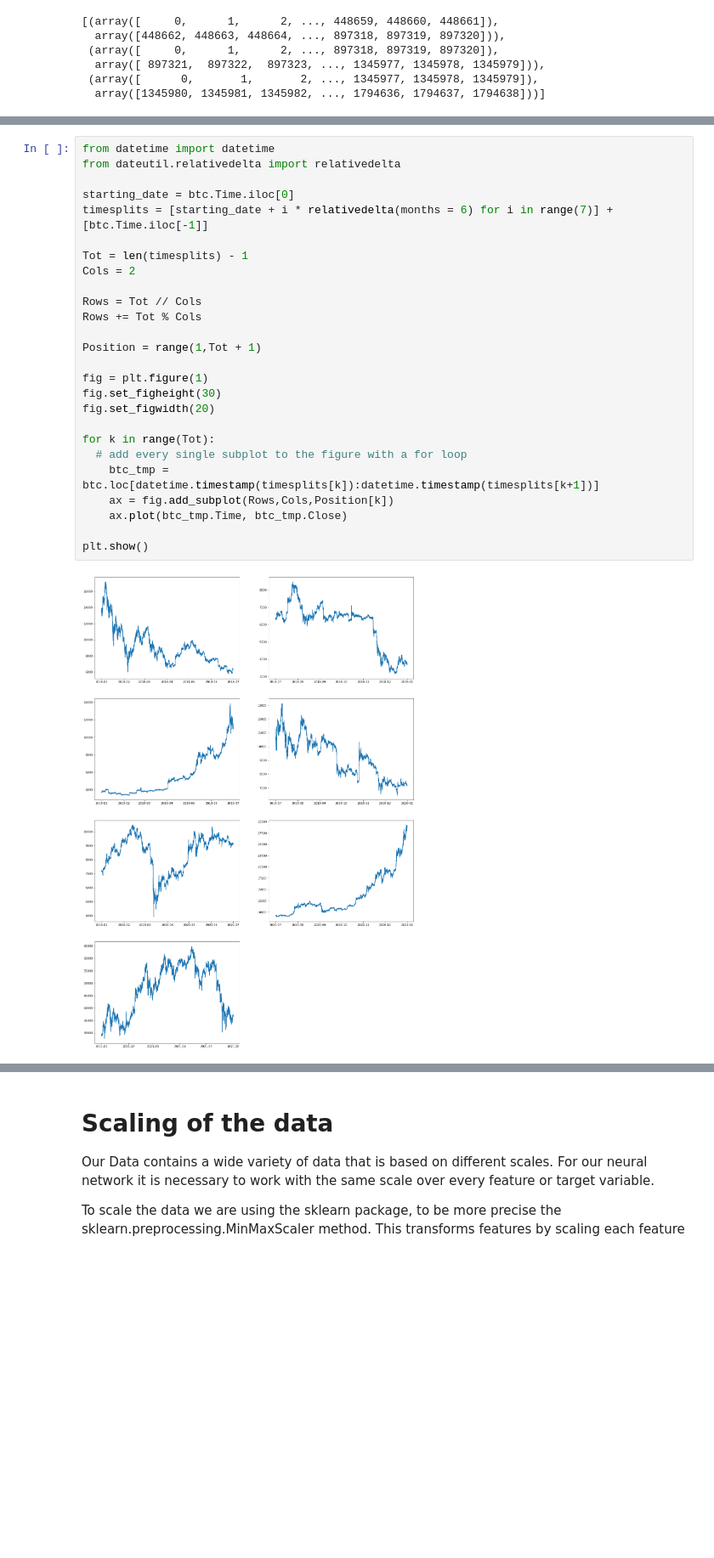
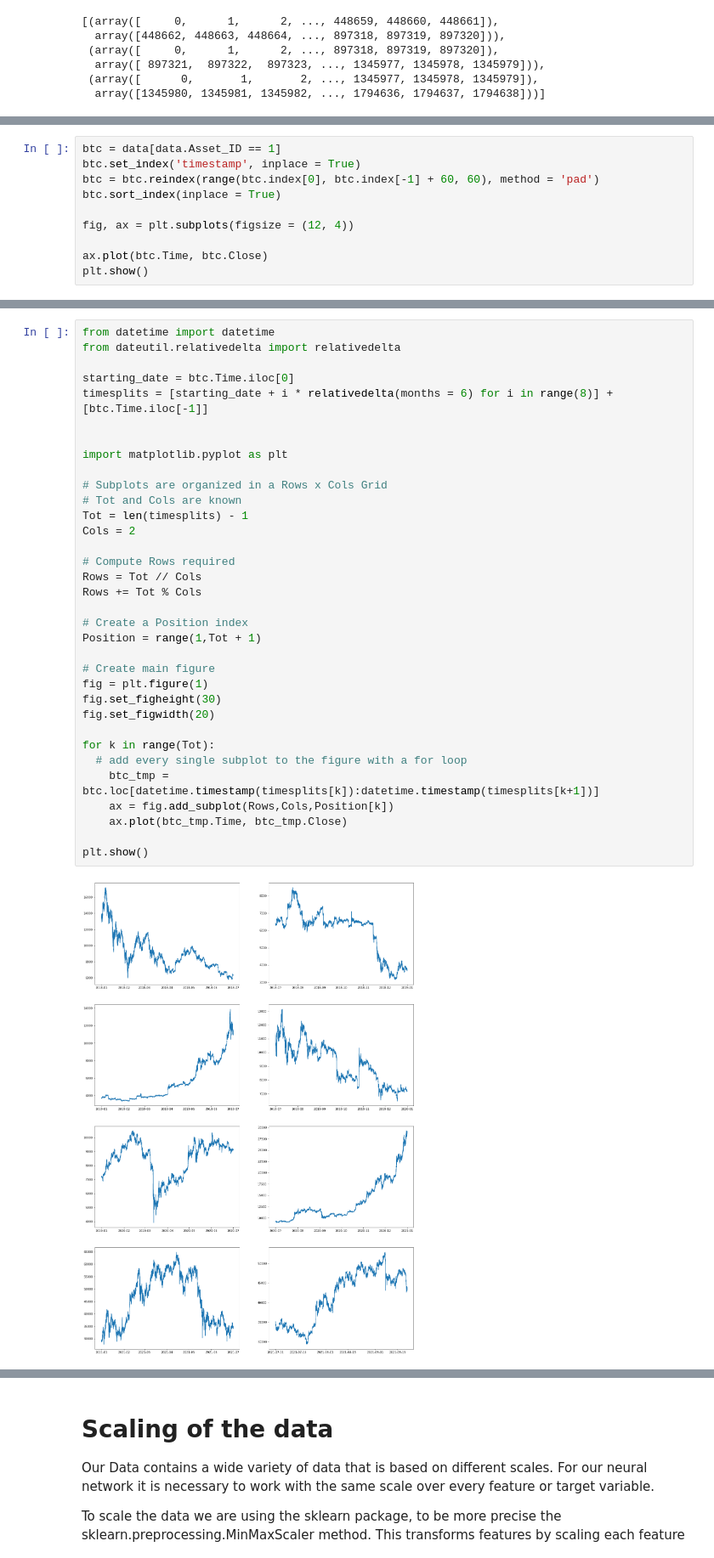
Before and after one commit to UniPassauDLTA/Assignment_1, a Jupyter notebook: Team_15_Assignment_1.ipynb, the cells around one changed output, grey strips where cells are left out. Shown at 85% size. Saved outputs shown, nothing was run; the diff lists cells and outputs as text; blank space fills up the shorter version.

```diff
--- a/Team_15_Assignment_1.ipynb
+++ b/Team_15_Assignment_1.ipynb
@@ -645,0 +623,10 @@ Because we are using five timesteps it the first five rows can not contain any d
+# %%
+btc = data[data.Asset_ID == 1]
+btc.set_index('timestamp', inplace = True)
+btc = btc.reindex(range(btc.index[0], btc.index[-1] + 60, 60), method = 'pad')
+btc.sort_index(inplace = True)
+
+fig, ax = plt.subplots(figsize = (12, 4))
+
+ax.plot(btc.Time, btc.Close)
+plt.show()
@@ -646,28 +635,36 @@ Because we are using five timesteps it the first five rows can not contain any d
 # %%
 from datetime import datetime
 from dateutil.relativedelta import relativedelta
 
 starting_date = btc.Time.iloc[0]
-timesplits = [starting_date + i * relativedelta(months = 6) for i in range(7)] + [btc.Time.iloc[-1]]
+timesplits = [starting_date + i * relativedelta(months = 6) for i in range(8)] + [btc.Time.iloc[-1]]
 
+
+import matplotlib.pyplot as plt
+
+# Subplots are organized in a Rows x Cols Grid
+# Tot and Cols are known
 Tot = len(timesplits) - 1
 Cols = 2
 
+# Compute Rows required
 Rows = Tot // Cols
 Rows += Tot % Cols
 
+# Create a Position index
 Position = range(1,Tot + 1)
 
+# Create main figure
 fig = plt.figure(1)
 fig.set_figheight(30)
 fig.set_figwidth(20)
 
 for k in range(Tot):
   # add every single subplot to the figure with a for loop
     btc_tmp = btc.loc[datetime.timestamp(timesplits[k]):datetime.timestamp(timesplits[k+1])]
     ax = fig.add_subplot(Rows,Cols,Position[k])
     ax.plot(btc_tmp.Time, btc_tmp.Close)
 
 plt.show()
 # %% [output]
-[figure, old version]
+[figure, new version]
```
Also changed, not shown: parts of 22 cells of this notebook.
